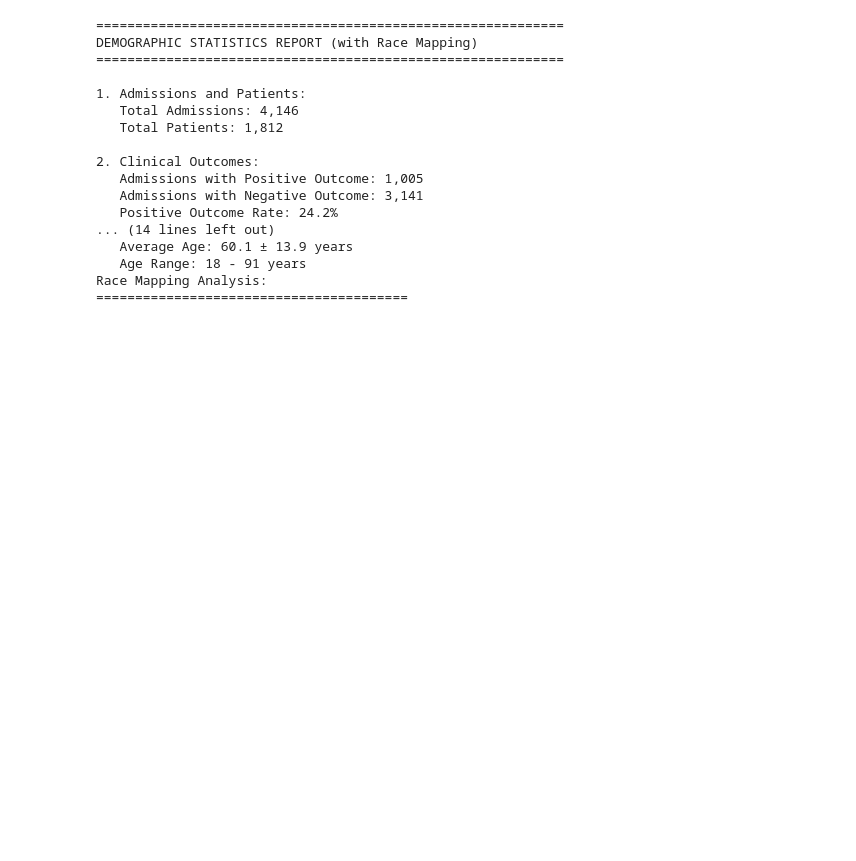
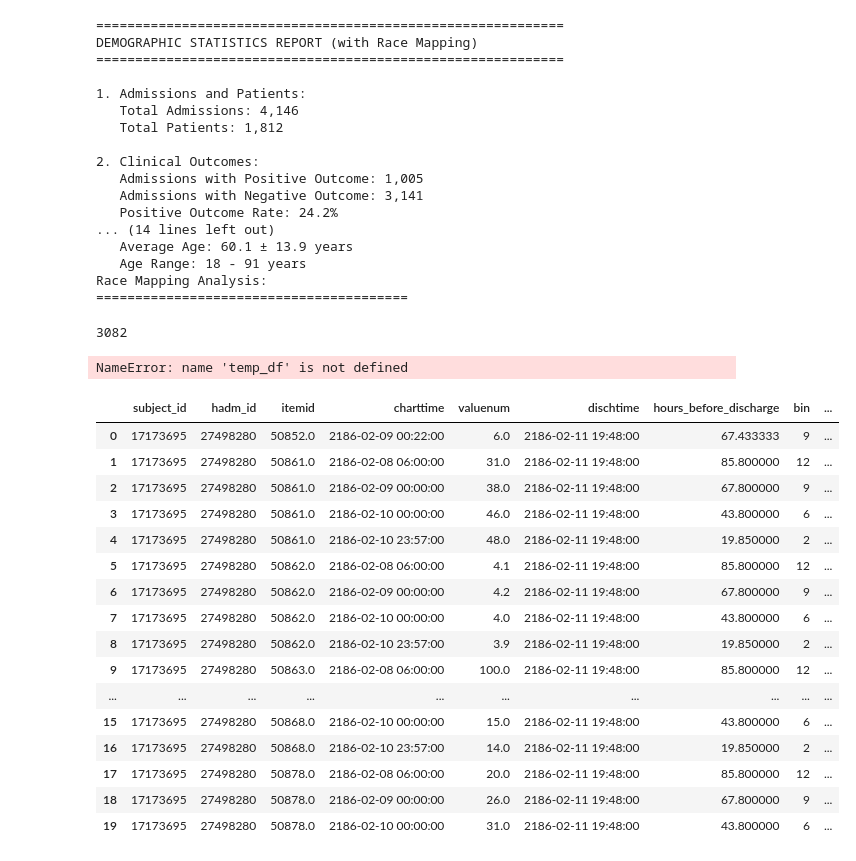
Before and after one commit to Crazz-Zaac/informative-missingness, a Jupyter notebook: project/notebooks/exp_2025.ipynb, the cells around one changed output. Saved outputs shown, nothing was run; the diff lists cells and outputs as text; code cells hidden in the pictures; blank space fills up the shorter version.

```diff
--- a/project/notebooks/exp_2025.ipynb
+++ b/project/notebooks/exp_2025.ipynb
@@ -839,3 +826,51 @@ DEMOGRAPHIC STATISTICS REPORT (with Race Mapping)
    Age Range: 18 - 91 years
 Race Mapping Analysis:
 ========================================
+# %%
+1427+1655
+# %% [output]
+3082
+# %%
+patients_data = temp_df.copy()
+aggregation_window_size = 7
+
+
+patients_data["hours_before_discharge"] = (
+    patients_data["dischtime"] - patients_data["charttime"]
+).dt.total_seconds() / 3600
+patients_data["bin"] = (
+    patients_data["hours_before_discharge"] // aggregation_window_size
+).astype(int)
+patients_data = patients_data[patients_data["bin"].notna()]
+patients_data.loc[:, "bin"] = patients_data["bin"].astype(int)
+patients_data = patients_data[patients_data["bin"] >= 0]
+
+patients_data["itemid_bin"] = (
+    patients_data["itemid"].astype(int).astype(str)
+    + "_"
+    + patients_data["bin"].astype(str)
+)
+# %% [output]
+NameError: name 'temp_df' is not defined
+# %%
+df = patients_data[["subject_id", "hadm_id", "itemid", "charttime", "valuenum", "dischtime", "hours_before_discharge", "bin", "itemid_bin"]].head(20)
+df["charttime"] = pd.to_datetime(df["charttime"], errors="coerce")
+df.head(20)
+# %% [output]
+|  | subject_id | hadm_id | itemid | charttime | valuenum | dischtime | hours_before_discharge | bin | ... |
+| 0 | 17173695 | 27498280 | 50852.0 | 2186-02-09 00:22:00 | 6.0 | 2186-02-11 19:48:00 | 67.433333 | 9 | ... |
+| 1 | 17173695 | 27498280 | 50861.0 | 2186-02-08 06:00:00 | 31.0 | 2186-02-11 19:48:00 | 85.800000 | 12 | ... |
+| 2 | 17173695 | 27498280 | 50861.0 | 2186-02-09 00:00:00 | 38.0 | 2186-02-11 19:48:00 | 67.800000 | 9 | ... |
+| 3 | 17173695 | 27498280 | 50861.0 | 2186-02-10 00:00:00 | 46.0 | 2186-02-11 19:48:00 | 43.800000 | 6 | ... |
+| 4 | 17173695 | 27498280 | 50861.0 | 2186-02-10 23:57:00 | 48.0 | 2186-02-11 19:48:00 | 19.850000 | 2 | ... |
+| 5 | 17173695 | 27498280 | 50862.0 | 2186-02-08 06:00:00 | 4.1 | 2186-02-11 19:48:00 | 85.800000 | 12 | ... |
+| 6 | 17173695 | 27498280 | 50862.0 | 2186-02-09 00:00:00 | 4.2 | 2186-02-11 19:48:00 | 67.800000 | 9 | ... |
+| 7 | 17173695 | 27498280 | 50862.0 | 2186-02-10 00:00:00 | 4.0 | 2186-02-11 19:48:00 | 43.800000 | 6 | ... |
+| 8 | 17173695 | 27498280 | 50862.0 | 2186-02-10 23:57:00 | 3.9 | 2186-02-11 19:48:00 | 19.850000 | 2 | ... |
+| 9 | 17173695 | 27498280 | 50863.0 | 2186-02-08 06:00:00 | 100.0 | 2186-02-11 19:48:00 | 85.800000 | 12 | ... |
+| ... | ... | ... | ... | ... | ... | ... | ... | ... | ... |
+| 15 | 17173695 | 27498280 | 50868.0 | 2186-02-10 00:00:00 | 15.0 | 2186-02-11 19:48:00 | 43.800000 | 6 | ... |
+| 16 | 17173695 | 27498280 | 50868.0 | 2186-02-10 23:57:00 | 14.0 | 2186-02-11 19:48:00 | 19.850000 | 2 | ... |
+| 17 | 17173695 | 27498280 | 50878.0 | 2186-02-08 06:00:00 | 20.0 | 2186-02-11 19:48:00 | 85.800000 | 12 | ... |
+| 18 | 17173695 | 27498280 | 50878.0 | 2186-02-09 00:00:00 | 26.0 | 2186-02-11 19:48:00 | 67.800000 | 9 | ... |
+| 19 | 17173695 | 27498280 | 50878.0 | 2186-02-10 00:00:00 | 31.0 | 2186-02-11 19:48:00 | 43.800000 | 6 | ... |
```
Also changed, not shown: parts of 30 cells of this notebook.
